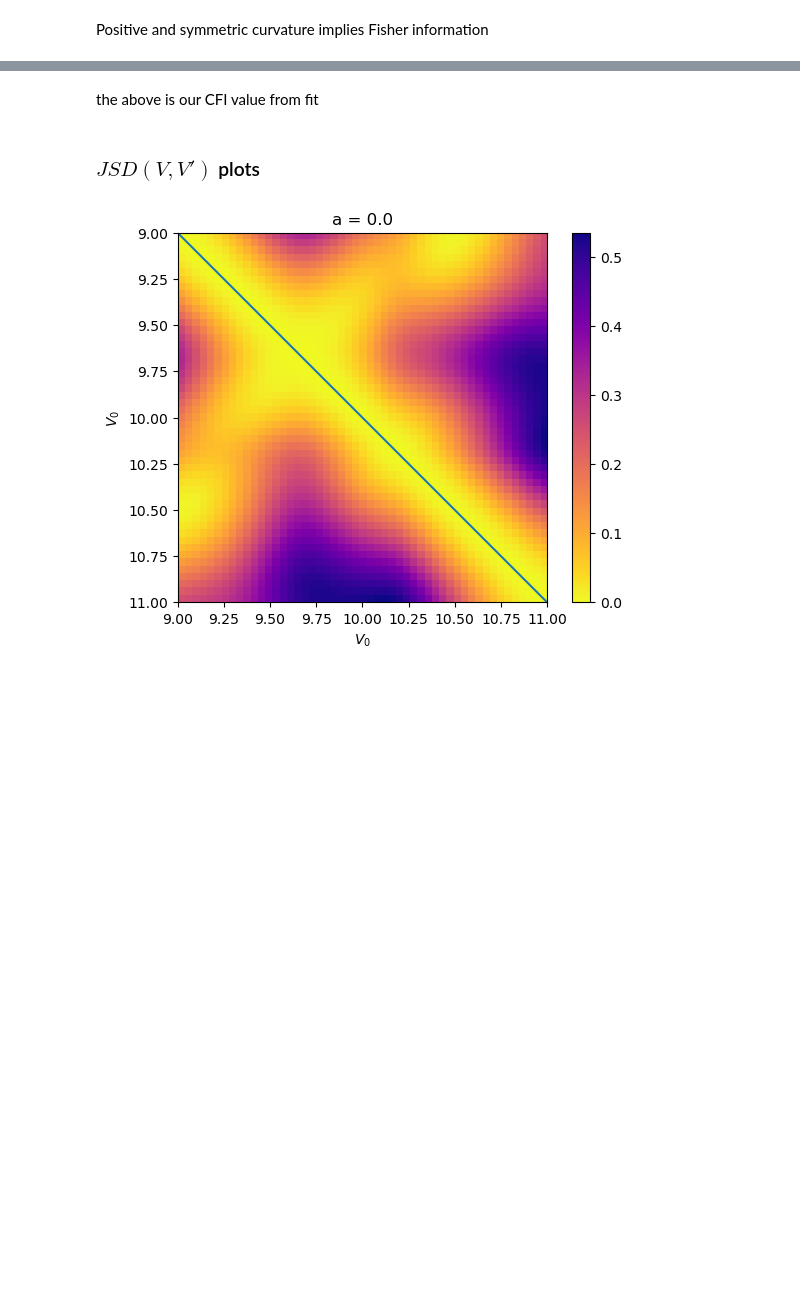
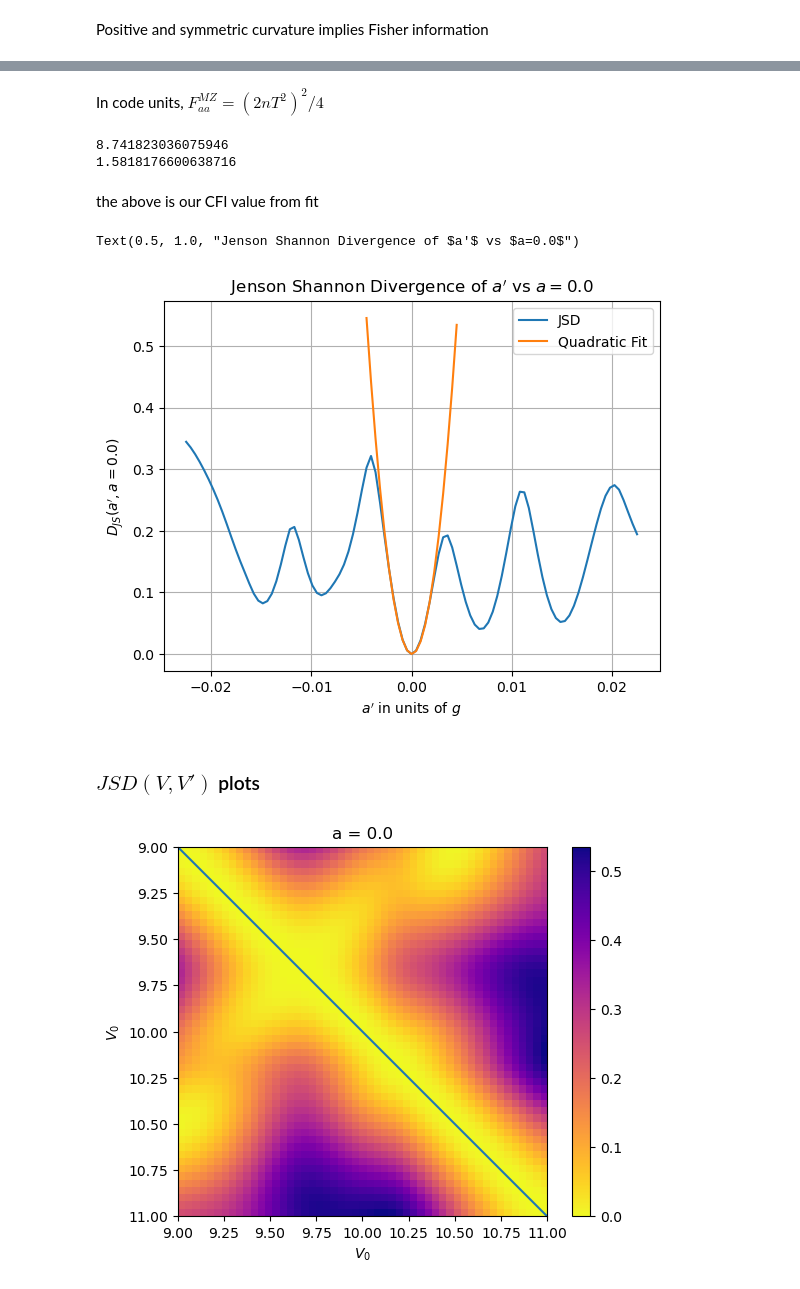
Before and after one commit to rootware/lattice_evolution, a Jupyter notebook: Bayesian 2param.ipynb, the cells around one changed output, grey strips where cells are left out. Saved outputs shown, nothing was run; the diff lists cells and outputs as text; code cells hidden in the pictures; blank space fills up the shorter version.

```diff
--- a/Bayesian 2param.ipynb
+++ b/Bayesian 2param.ipynb
@@ -196,14 +214,26 @@ print(p[0]*8*np.log(2))
+# %% [markdown]
+In code units, $F^{MZ}_{aa} = (2nT^2)^2/4 $
+# %%
+n_p =4; T= 32*np.pi/11.5; print(T)
+F_MZ = (2*n_p *T**2)**2/4
+print(p[0]*8*np.log(2)/F_MZ)
+# %% [output]
+8.741823036075946
+1.5818176600638716
 # %% [markdown]
 the above is our CFI value from fit
 # %%
 plt.plot(AList, JSDivergenceMatrix[50,:], label="JSD");
-data = p[0]*AList[40:61]**2+p[1]*AList[40:61] +p[2]
+data = p[0]*AList[40:61]**2+p[1]*AList[40:61]
 plt.grid(True, which="both")
 plt.plot(AList[40:61], data, label="Quadratic Fit")
 plt.xlabel("$a'$ in units of $g$");
 plt.ylabel("$D_{JS}(a',a=0.0)$")
 plt.legend()
 plt.title("Jenson Shannon Divergence of $a'$ vs $a=0.0$")
+# %% [output]
+Text(0.5, 1.0, "Jenson Shannon Divergence of $a'$ vs $a=0.0$")
+[figure, added]
 # %%
 #fftmatrix = fft.fft(np.concatenate( (JSDivergenceMatrix[50,50:], np.flip(JSDivergenceMatrix[50,50:]) )) );
 fftmatrix = fft.fft( JSDivergenceMatrix[50,50:75]  );
```
Also changed, not shown: parts of 10 cells of this notebook, 2 other files.
